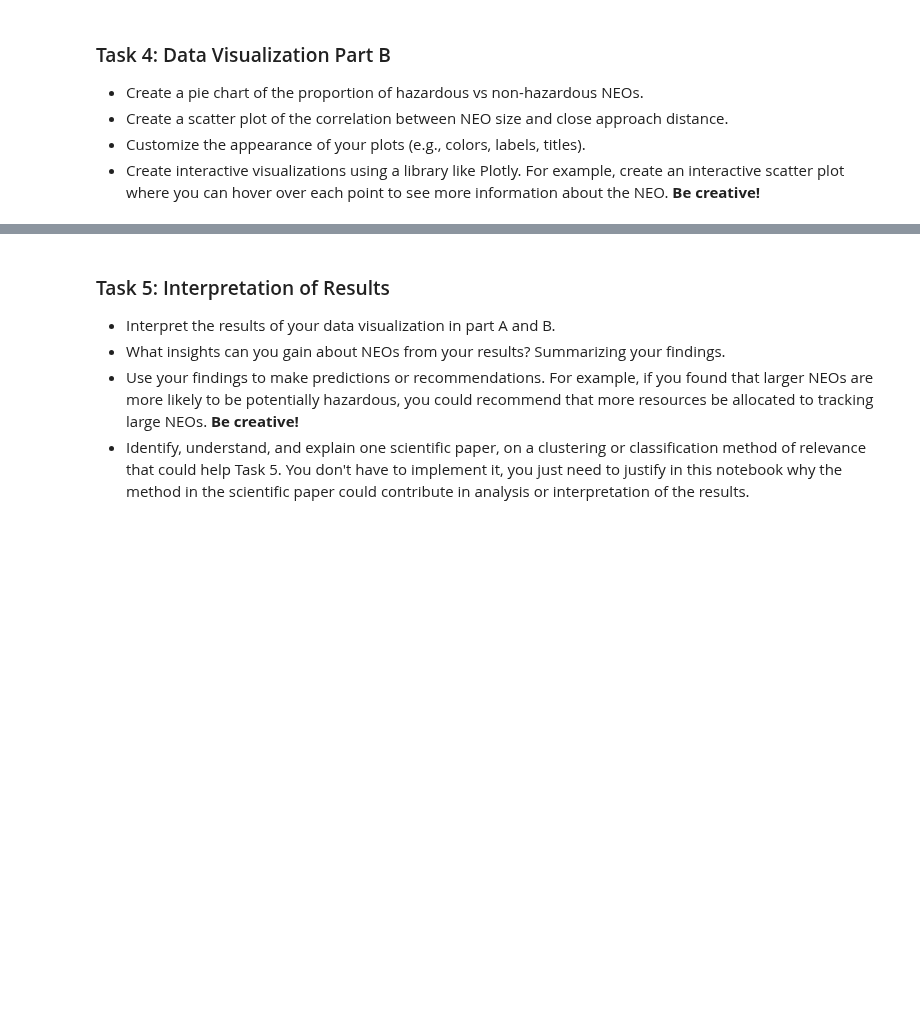
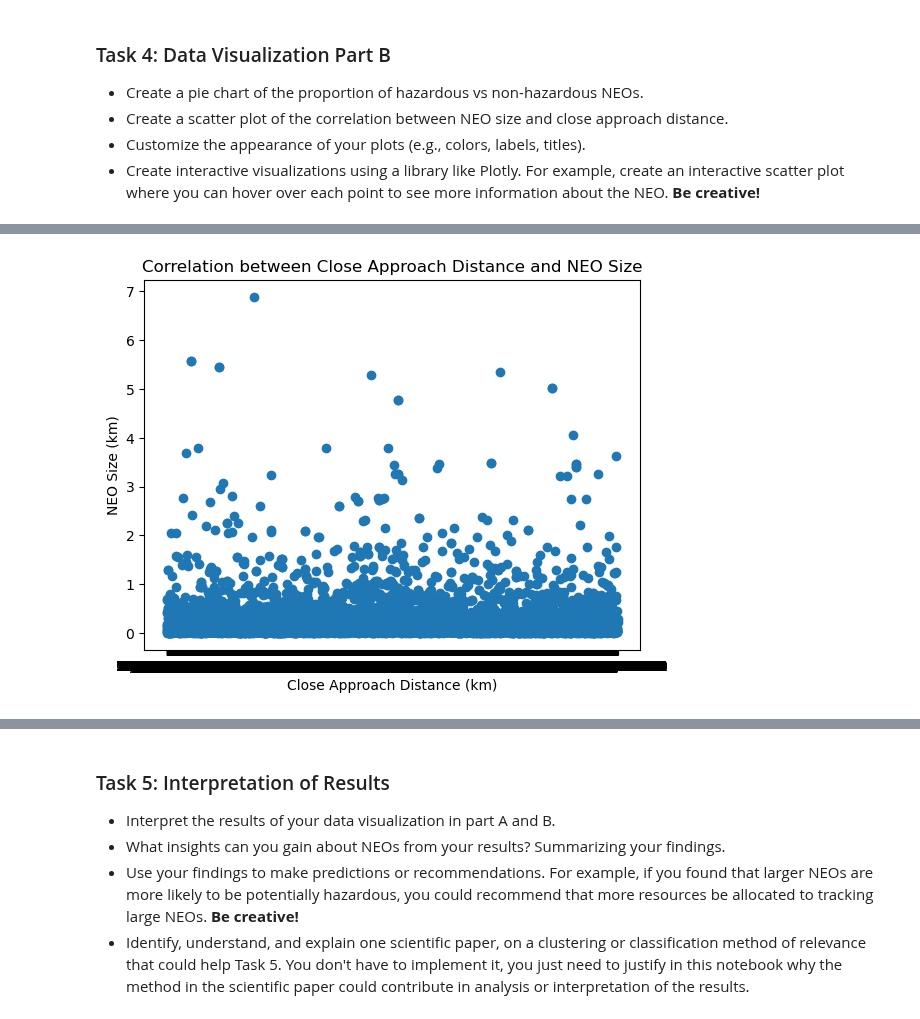
Before and after one commit to Strongside-87/Project-Delivery, a Jupyter notebook: 5_nasa_data_collection_and_visualization.ipynb, the cells around one changed output, grey strips where cells are left out. Cells and saved outputs as stored; diff of their text form; code cells hidden in the pictures; blank space fills up the shorter version.

```diff
--- a/5_nasa_data_collection_and_visualization.ipynb
+++ b/5_nasa_data_collection_and_visualization.ipynb
@@ -90,0 +178,20 @@ For the remaining tasks, you have to organize the data as pd.DataFrame so as to
+# %%
+import pandas as pd
+import matplotlib.pyplot as plt
+
+# Sample data
+neo_sizes = df['NEO Size (km)']
+close_distances = df['Close Approach Distance (km)']
+
+# Create the scatter plot
+plt.scatter(close_distances, neo_sizes)
+
+# Set axis labels and title
+plt.xlabel('Close Approach Distance (km)')
+plt.ylabel('NEO Size (km)')
+plt.title('Correlation between Close Approach Distance and NEO Size')
+
+# Display the plot
+plt.show()
+# %% [output]
+[figure, added]
```
Also changed, not shown: parts of 9 cells of this notebook.
